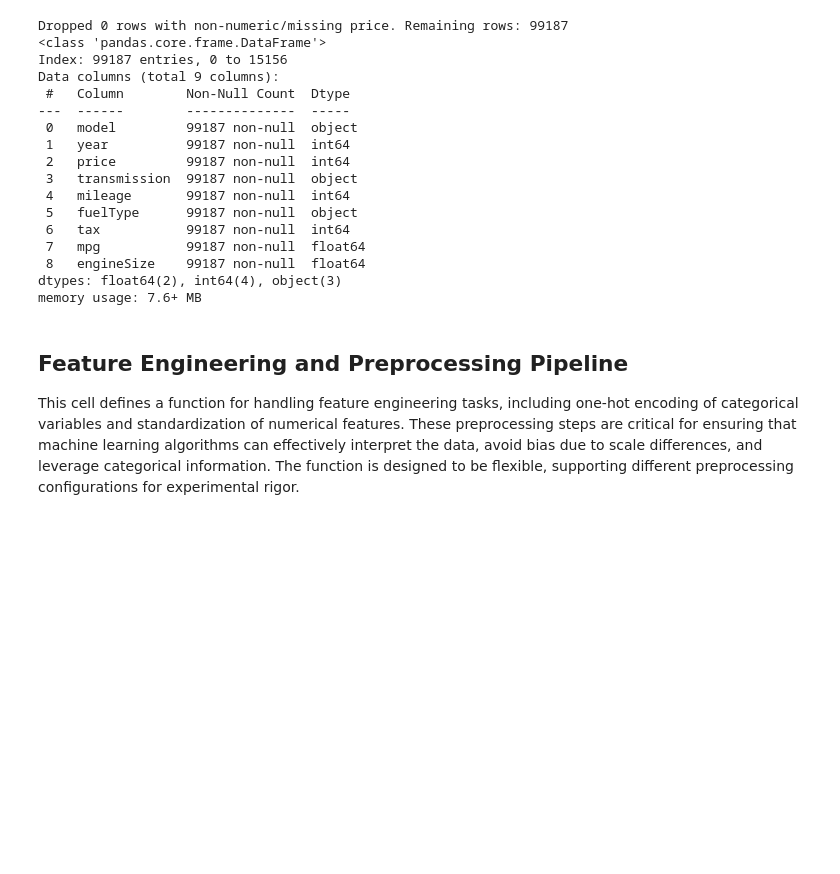
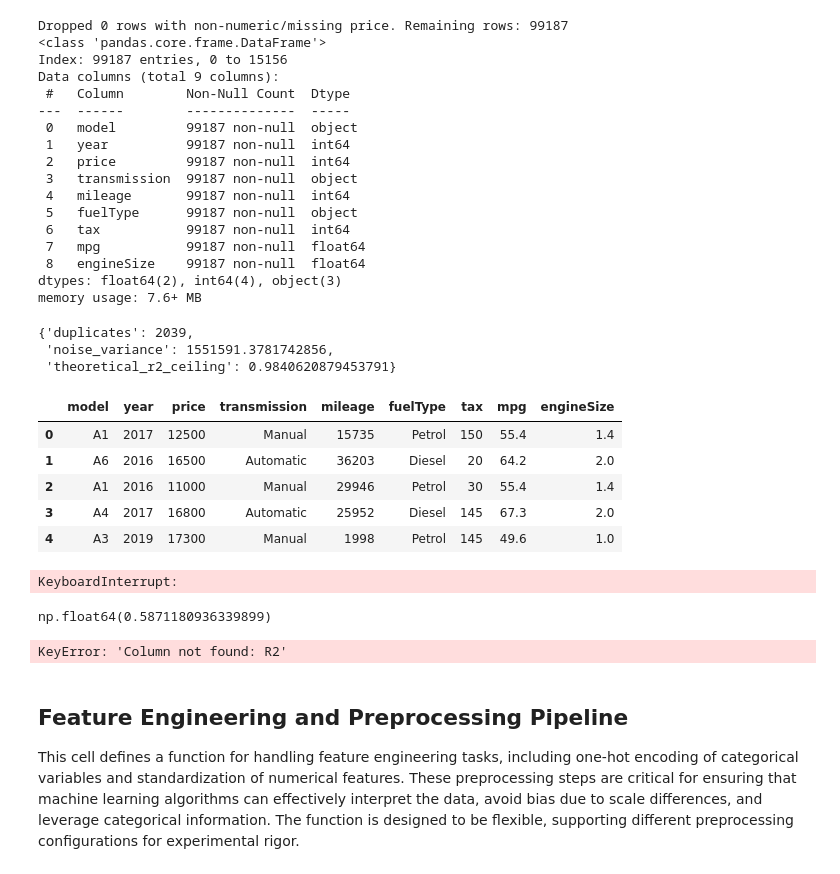
Before and after one commit to hasandwicahyono/UsedCarPricePrediction, a Jupyter notebook: Training_Testing_backup.ipynb, the cells around one changed output. Saved outputs shown, nothing was run; the diff lists cells and outputs as text; code cells hidden in the pictures; blank space fills up the shorter version.

```diff
--- a/Training_Testing_backup.ipynb
+++ b/Training_Testing_backup.ipynb
@@ -136,0 +191,15 @@ memory usage: 7.6+ MB
+# %%
+display(noise_ceiling_from_duplicates(X, Y))
+# %% [output]
+{'duplicates': 2039,
+ 'noise_variance': 1551591.3781742856,
+ 'theoretical_r2_ceiling': 0.9840620879453791}
+# %%
+df.head()
+# %% [output]
+|  | model | year | price | transmission | mileage | fuelType | tax | mpg | engineSize |
+| 0 | A1 | 2017 | 12500 | Manual | 15735 | Petrol | 150 | 55.4 | 1.4 |
+| 1 | A6 | 2016 | 16500 | Automatic | 36203 | Diesel | 20 | 64.2 | 2.0 |
+| 2 | A1 | 2016 | 11000 | Manual | 29946 | Petrol | 30 | 55.4 | 1.4 |
+| 3 | A4 | 2017 | 16800 | Automatic | 25952 | Diesel | 145 | 67.3 | 2.0 |
+| 4 | A3 | 2019 | 17300 | Manual | 1998 | Petrol | 145 | 49.6 | 1.0 |
@@ -137,3 +209,16 @@ memory usage: 7.6+ MB
+# %%
+
+display(oracle_r2(X, y))
+# %% [output]
+KeyboardInterrupt:
+# %%
+display(noise_ratio(y))
+# %% [output]
+np.float64(0.5871180936339899)
+# %%
+display(r2_std_by_fold(df))
+# %% [output]
+KeyError: 'Column not found: R2'
 # %% [markdown]
 ## Feature Engineering and Preprocessing Pipeline
 This cell defines a function for handling feature engineering tasks, including one-hot encoding of categorical variables and standardization of numerical features. These preprocessing steps are critical for ensuring that machine learning algorithms can effectively interpret the data, avoid bias due to scale differences, and leverage categorical information. The function is designed to be flexible, supporting different preprocessing configurations for experimental rigor.
```
Also changed, not shown: parts of 7 cells of this notebook, 21 other files.
